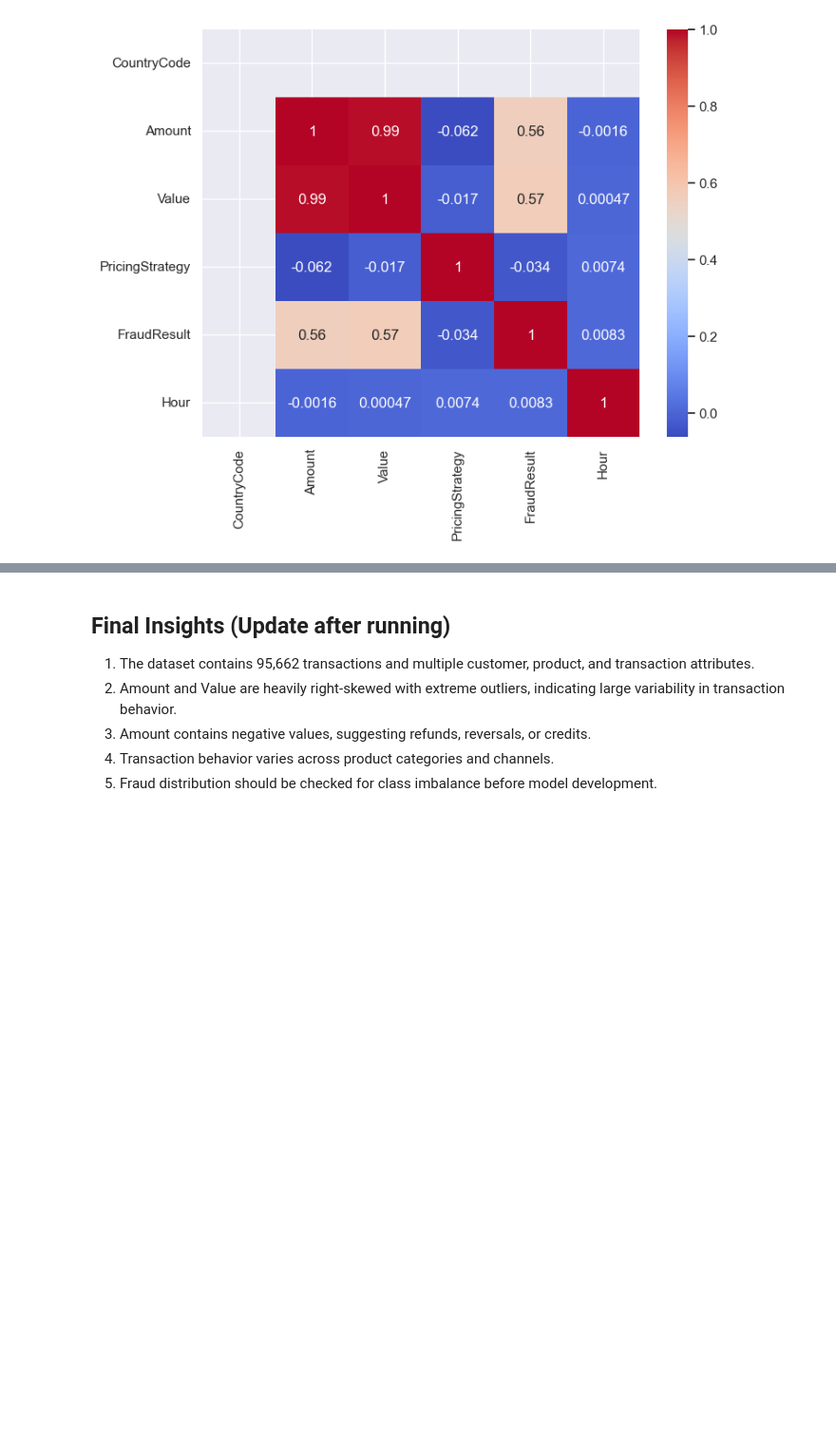
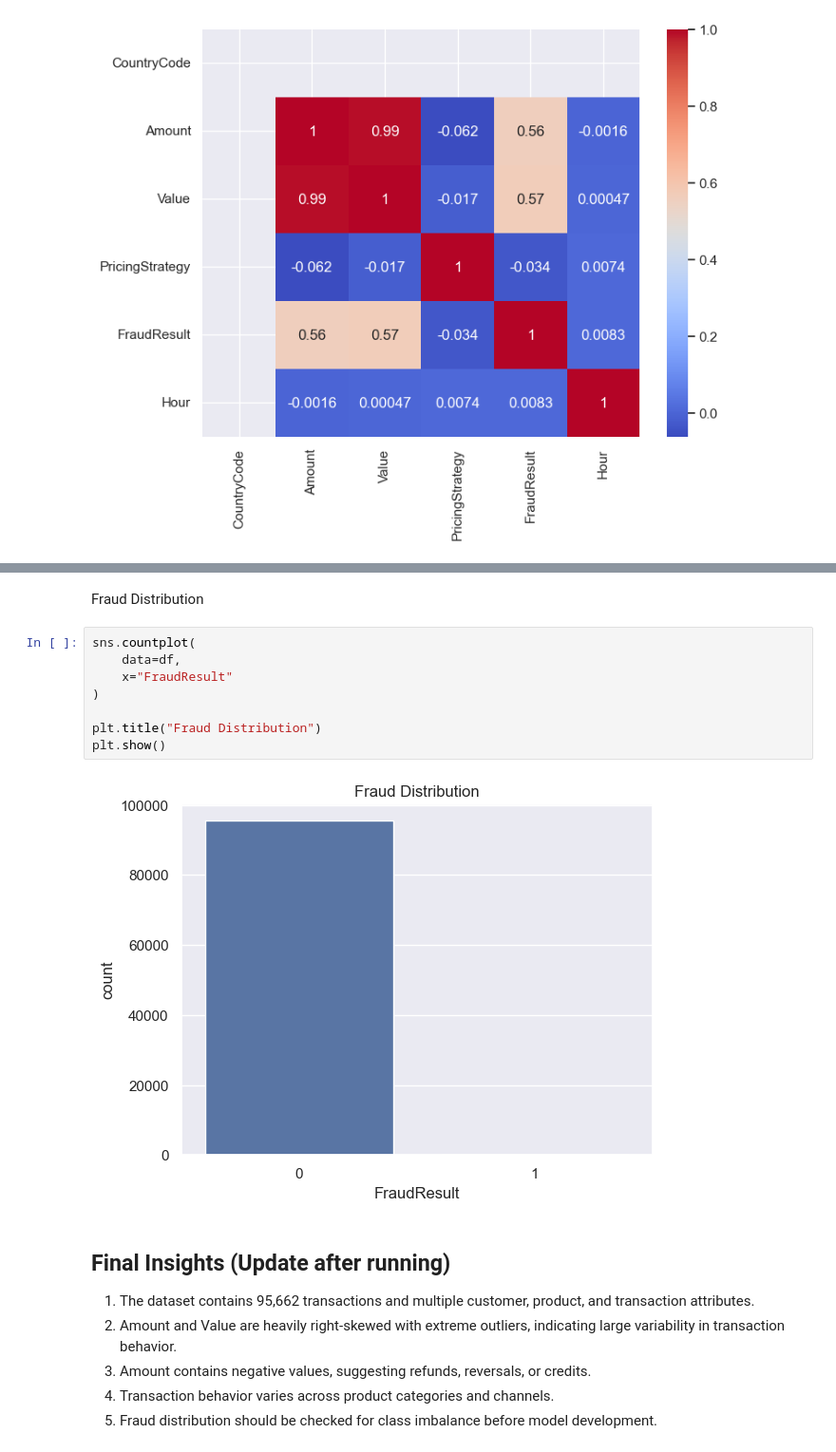
Before and after one commit to BeteLhem401/credit-risk-model, a Jupyter notebook: notebooks/eda.ipynb, the cells around one changed output, grey strips where cells are left out. Shown at 95% size. Cells and saved outputs as stored; diff of their text form; blank space fills up the shorter version.

```diff
--- a/notebooks/eda.ipynb
+++ b/notebooks/eda.ipynb
@@ -163,3 +181,15 @@ plt.show()
+# %% [markdown]
+Fraud Distribution
+# %%
+sns.countplot(
+    data=df,
+    x="FraudResult"
+)
+
+plt.title("Fraud Distribution")
+plt.show()
+# %% [output]
+[figure, added]
 # %% [markdown]
 ## Final Insights (Update after running)
 
```
Also changed, not shown: parts of 6 cells of this notebook.
